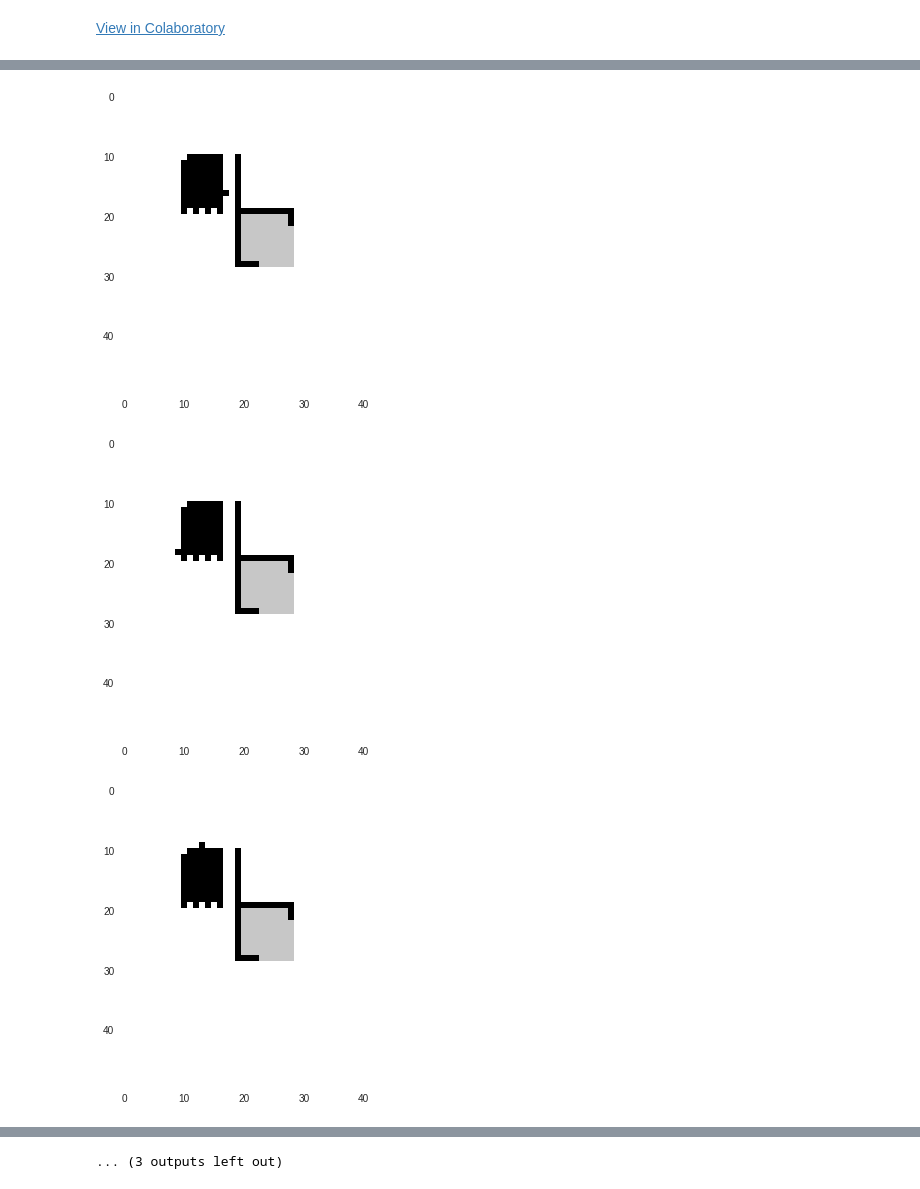
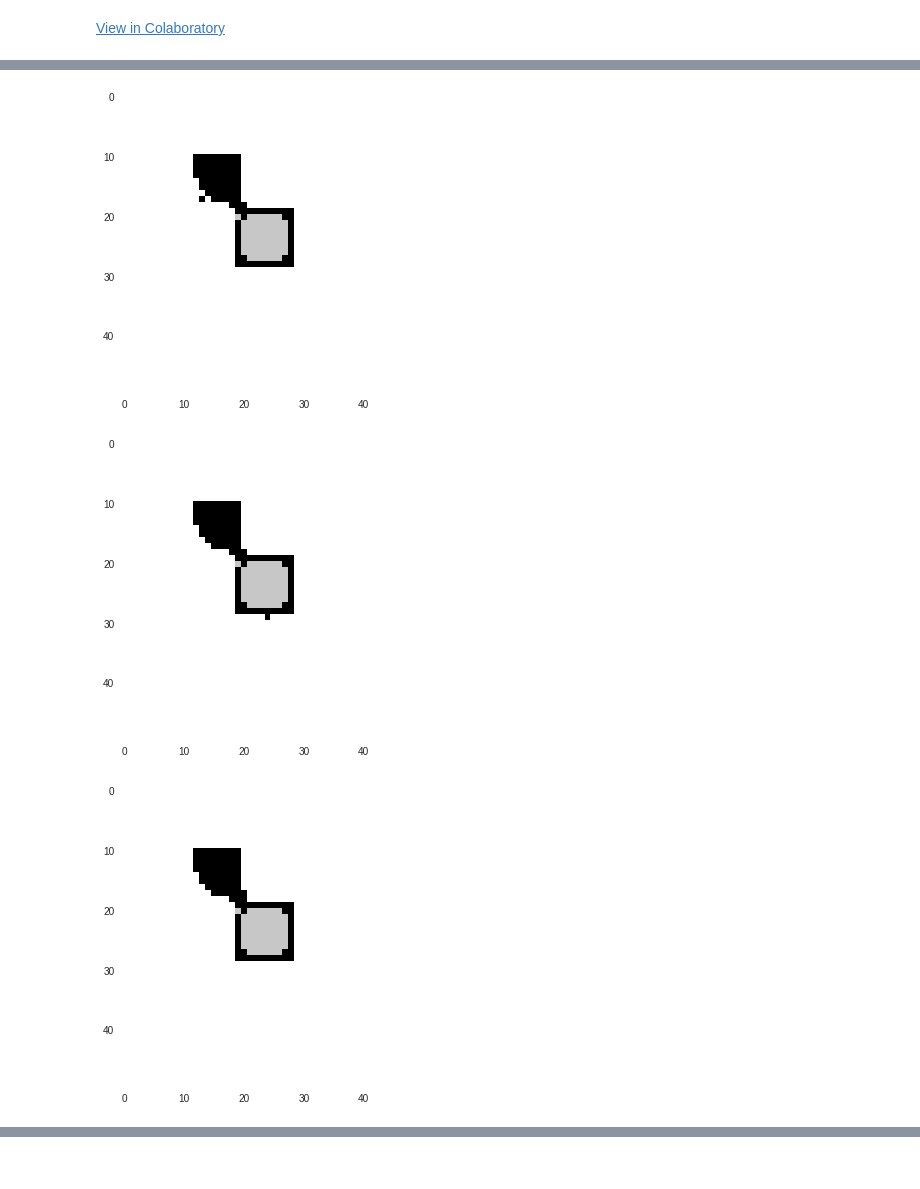
Before and after one commit to jpskycak/research_notebooks, a Jupyter notebook: modeling_programmable_self_assembly_with_cellular_automata.ipynb, the cells around one changed output, grey strips where cells are left out. Saved outputs shown, nothing was run; the diff lists cells and outputs as text; code cells hidden in the pictures.

```diff
--- a/modeling_programmable_self_assembly_with_cellular_automata.ipynb
+++ b/modeling_programmable_self_assembly_with_cellular_automata.ipynb
@@ -100,7 +100,7 @@ class Agents:
     surroundings0 = [(x0-1,y0),(x0-1,y0+1),(x0,y0+1),(x0+1,y0+1),(x0+1,y0),(x0+1,y0-1),(x0,y0-1),(x0-1,y0-1)]
     surroundings0_unoccupied = [s not in occupied for s in surroundings0]
     surroundings = [(x+1,y),(x-1,y),(x,y+1),(x,y-1),(x-1,y-1),(x-1,y+1),(x+1,y-1),(x+1,y+1)]
-    if any([surroundings0_unoccupied[n%8] and surroundings0_unoccupied[(n+1)%8] and surroundings0_unoccupied[(n+1)%8] and surroundings0_unoccupied[(n+1)%8] for n in range(8)]): # has open semicircle
+    if any([surroundings0_unoccupied[n%8] and surroundings0_unoccupied[(n+1)%8] and surroundings0_unoccupied[(n+2)%8] and surroundings0_unoccupied[(n+3)%8] for n in range(8)]): # has open semicircle
       if (x,y) not in occupied:
         if any([(p in occupied) for p in surroundings if p != (x0,y0)]): # doesn't break off from the mass
           if x in range(self.grid_shape[0]) and y in range(self.grid_shape[1]): # stays in grid
@@ -160,17 +160,19 @@ class Agents:
           self.orientation[i] = random.choice(turns)
           self.log.append(fill_log_turn('Agent {0} at {1} is unable to move in direction {2}. Both turns {3} are valid and optimal, and {4} is randomly chosen.'))
 
-  def timestep_forward(self,try_first=0,details=False):
-    #nonsurrounded_subset = [i for i,neighbor_list in enumerate(self.neighbors) if len(neighbor_list)<8]
-    #random.shuffle(nonsurrounded_subset)
-    #for i in nonsurrounded_subset:
-    #  self.move(i)
-    #  if details:
-    #    try:
-    #      print self.log[-1]
-    #    except:
-    #      pass
-    #    self.plot(highlight=[i])
+  def timestep_forward_parallel(self,details=False):
+    nonsurrounded_subset = [i for i,neighbor_list in enumerate(self.neighbors) if len(neighbor_list)<8]
+    random.shuffle(nonsurrounded_subset)
+    for i in nonsurrounded_subset:
+      self.move(i)
+      if details:
+        try:
+          print self.log[-1]
+        except:
+          pass
+        self.plot(highlight=[i])
+
+  def timestep_forward_series(self,try_first=0,details=False):
     pre_coordinate = self.true_coordinates[try_first]
     pre_orientation = self.orientation[try_first]
     self.move(try_first)
@@ -183,6 +182,8 @@ try_first = 0
 # %%
-for i in range(10000):
-  try_first = a.timestep_forward(try_first)
+a = Agents()
+try_first = 0
+for i in range(5000):
+  try_first = a.timestep_forward_series(try_first)
   if i%500==0:
     a.plot()
 # %% [output]
@@ -192,3 +193,3 @@ for i in range(10000):
-[figure, old version]
+[figure, new version]
-[figure, old version]
+[figure, new version]
-[figure, old version]
+[figure, new version]
@@ -201 +199,0 @@ for i in range(10000):
-... (3 outputs left out)
```
Also changed, not shown: parts of 3 cells of this notebook.
